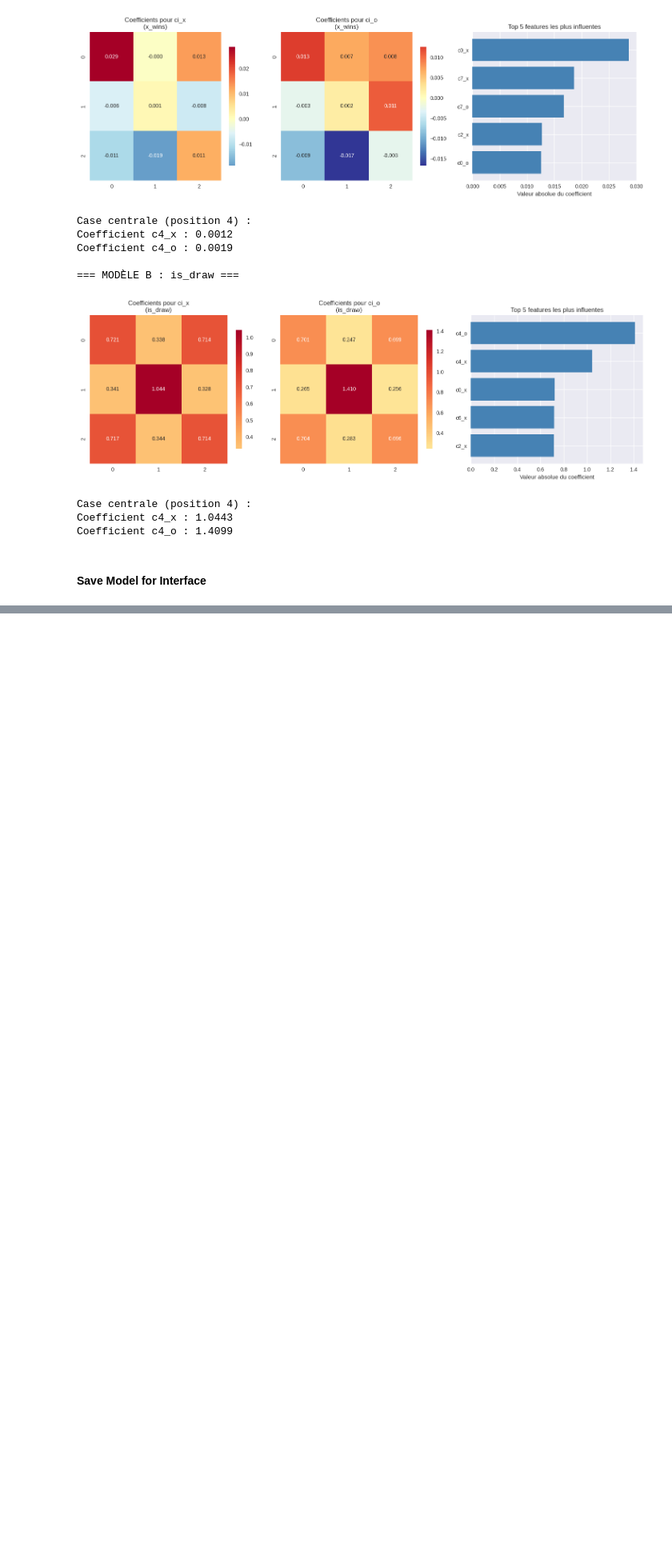
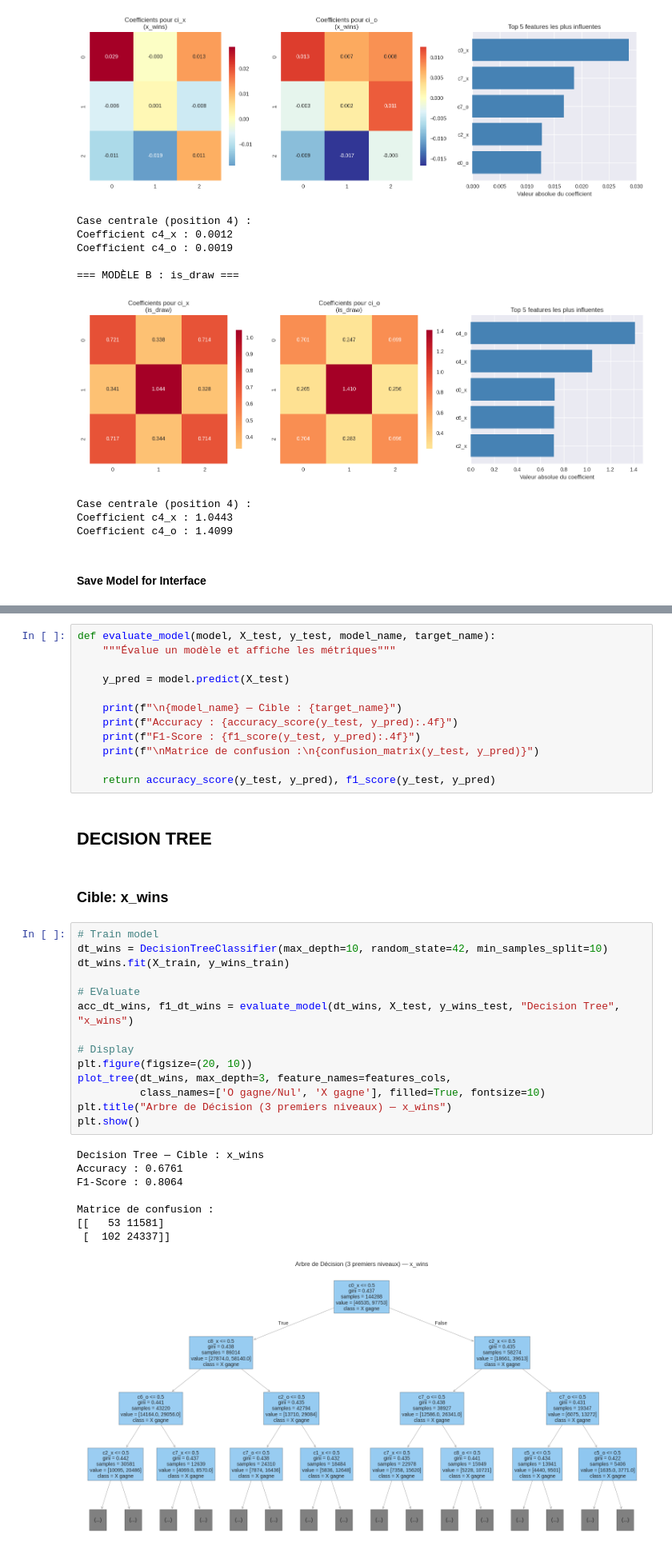
Before and after one commit to hardymanantsoa/msiminds, a Jupyter notebook: notebook.ipynb, the cells around one changed output, grey strips where cells are left out. Shown at 80% size. Cells and saved outputs as stored; diff of their text form; blank space fills up the shorter version.

Commit message:
feat: modele avancee(arbre de decision, foret aleatoire)

```diff
--- a/notebook.ipynb
+++ b/notebook.ipynb
@@ -325,0 +346,39 @@ print("   - features_cols.pkl")
+# %%
+def evaluate_model(model, X_test, y_test, model_name, target_name):
+    """Évalue un modèle et affiche les métriques"""
+
+    y_pred = model.predict(X_test)
+
+    print(f"\n{model_name} — Cible : {target_name}")
+    print(f"Accuracy : {accuracy_score(y_test, y_pred):.4f}")
+    print(f"F1-Score : {f1_score(y_test, y_pred):.4f}")
+    print(f"\nMatrice de confusion :\n{confusion_matrix(y_test, y_pred)}")
+
+    return accuracy_score(y_test, y_pred), f1_score(y_test, y_pred)
+# %% [markdown]
+## DECISION TREE
+# %% [markdown]
+### Cible: x_wins
+# %%
+# Train model
+dt_wins = DecisionTreeClassifier(max_depth=10, random_state=42, min_samples_split=10)
+dt_wins.fit(X_train, y_wins_train)
+
+# EValuate
+acc_dt_wins, f1_dt_wins = evaluate_model(dt_wins, X_test, y_wins_test, "Decision Tree", "x_wins")
+
+# Display
+plt.figure(figsize=(20, 10))
+plot_tree(dt_wins, max_depth=3, feature_names=features_cols,
+          class_names=['O gagne/Nul', 'X gagne'], filled=True, fontsize=10)
+plt.title("Arbre de Décision (3 premiers niveaux) — x_wins")
+plt.show()
+# %% [output]
+Decision Tree — Cible : x_wins
+Accuracy : 0.6761
+F1-Score : 0.8064
+
+Matrice de confusion :
+[[   53 11581]
+ [  102 24337]]
+[figure, added]
```
Also changed, not shown: parts of 24 cells of this notebook.
